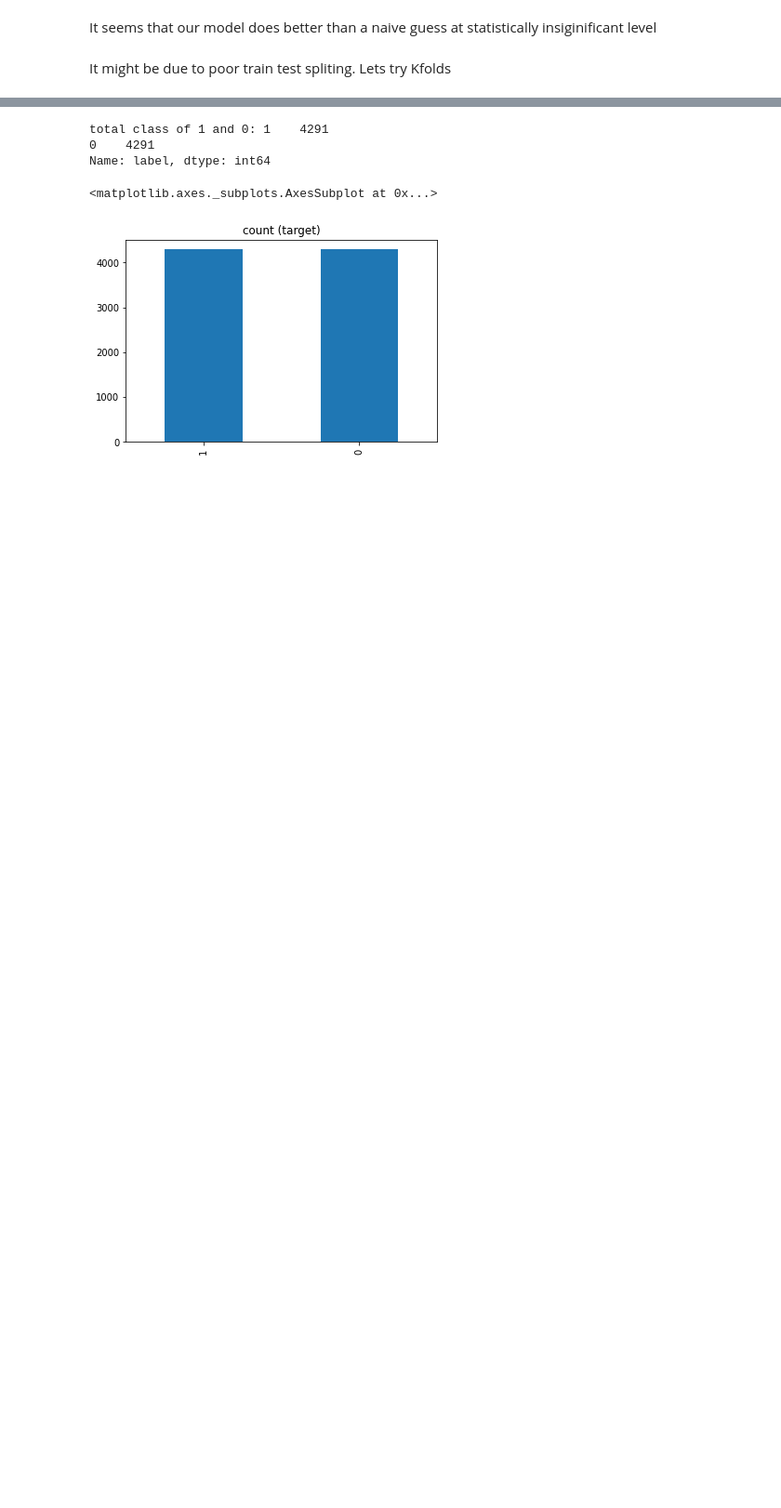
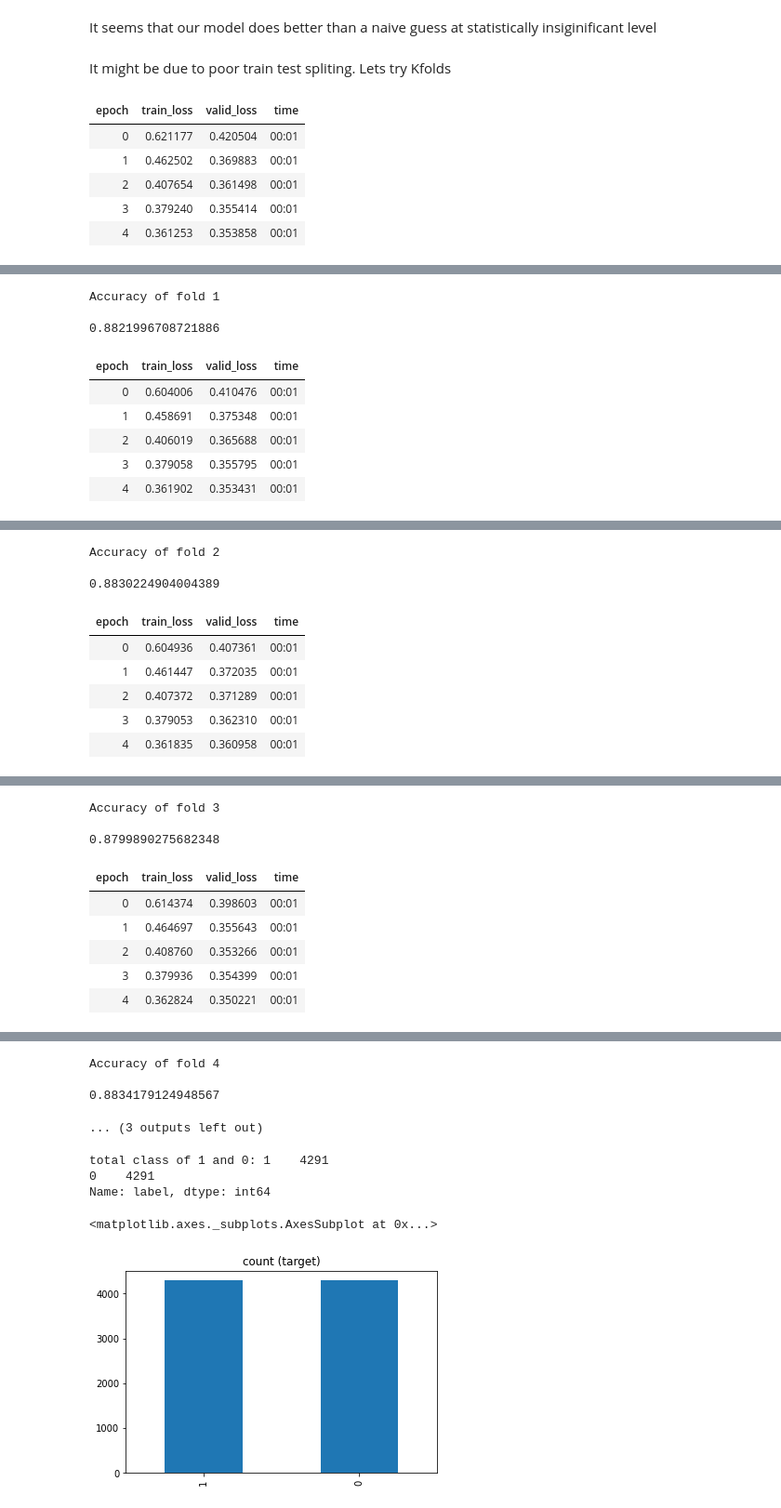
Before and after one commit to johntanas/it1244project, a Jupyter notebook: code/model_v2.ipynb, the cells around one changed output, grey strips where cells are left out. Shown at 93% size. Saved outputs shown, nothing was run; the diff lists cells and outputs as text; code cells hidden in the pictures; blank space fills up the shorter version.

```diff
--- a/code/model_v2.ipynb
+++ b/code/model_v2.ipynb
@@ -280,14 +278,21 @@ kf=KFold(n_splits=5, shuffle=True, random_state=random_state)
 # %%
 fold=1
 for train_index, test_index in kf.split(df_nn_final):
   s=(list(train_index), list(test_index))
   to_nn = TabularPandas(df_nn_final, procs_nn, cat_nn, cont_nn,
                       splits=s, y_names=dep_var)
   dls = to_nn.dataloaders(1024)
   y = to_nn.train.y
-  learn = tabular_learner(dls, layers=[17,289,2],loss_func=BCEWithLogitsLossFlat())
+  learn = tabular_learner(dls, layers=[500,250],loss_func=BCEWithLogitsLossFlat())
   learn.fit_one_cycle(5, 1e-2)
   preds,targs = learn.get_preds()
   print(f"Accuracy of fold {fold}\n")
   print(hamming_distance_accuracy(preds, np.array(targs)).item())
   fold+=1
+# %% [output]
+| epoch | train_loss | valid_loss | time |
+| 0 | 0.621177 | 0.420504 | 00:01 |
+| 1 | 0.462502 | 0.369883 | 00:01 |
+| 2 | 0.407654 | 0.361498 | 00:01 |
+| 3 | 0.379240 | 0.355414 | 00:01 |
+| 4 | 0.361253 | 0.353858 | 00:01 |
@@ -293,0 +300,9 @@ for train_index, test_index in kf.split(df_nn_final):
+Accuracy of fold 1
+
+0.8821996708721886
+| epoch | train_loss | valid_loss | time |
+| 0 | 0.604006 | 0.410476 | 00:01 |
+| 1 | 0.458691 | 0.375348 | 00:01 |
+| 2 | 0.406019 | 0.365688 | 00:01 |
+| 3 | 0.379058 | 0.355795 | 00:01 |
+| 4 | 0.361902 | 0.353431 | 00:01 |
@@ -293,0 +310,9 @@ for train_index, test_index in kf.split(df_nn_final):
+Accuracy of fold 2
+
+0.8830224904004389
+| epoch | train_loss | valid_loss | time |
+| 0 | 0.604936 | 0.407361 | 00:01 |
+| 1 | 0.461447 | 0.372035 | 00:01 |
+| 2 | 0.407372 | 0.371289 | 00:01 |
+| 3 | 0.379053 | 0.362310 | 00:01 |
+| 4 | 0.361835 | 0.360958 | 00:01 |
@@ -293,0 +320,9 @@ for train_index, test_index in kf.split(df_nn_final):
+Accuracy of fold 3
+
+0.8799890275682348
+| epoch | train_loss | valid_loss | time |
+| 0 | 0.614374 | 0.398603 | 00:01 |
+| 1 | 0.464697 | 0.355643 | 00:01 |
+| 2 | 0.408760 | 0.353266 | 00:01 |
+| 3 | 0.379936 | 0.354399 | 00:01 |
+| 4 | 0.362824 | 0.350221 | 00:01 |
@@ -294,3 +330,7 @@ for train_index, test_index in kf.split(df_nn_final):
+Accuracy of fold 4
+
+0.8834179124948567
+... (3 outputs left out)
 # %%
 class_0 = df_nn_final[df_nn_final['label'] == 0]
 class_1 = df_nn_final[df_nn_final['label'] == 1]
```
Also changed, not shown: parts of 11 cells of this notebook.
